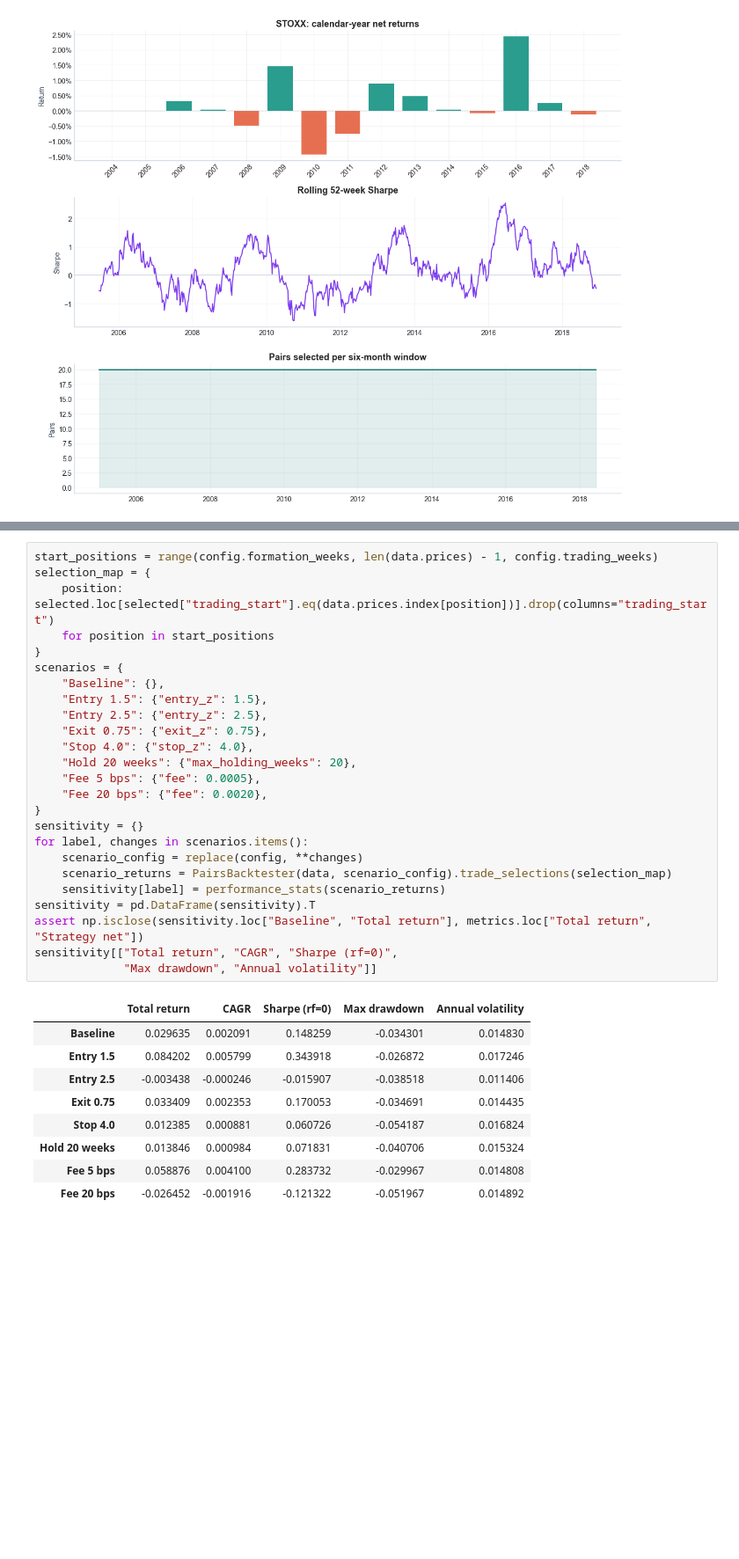
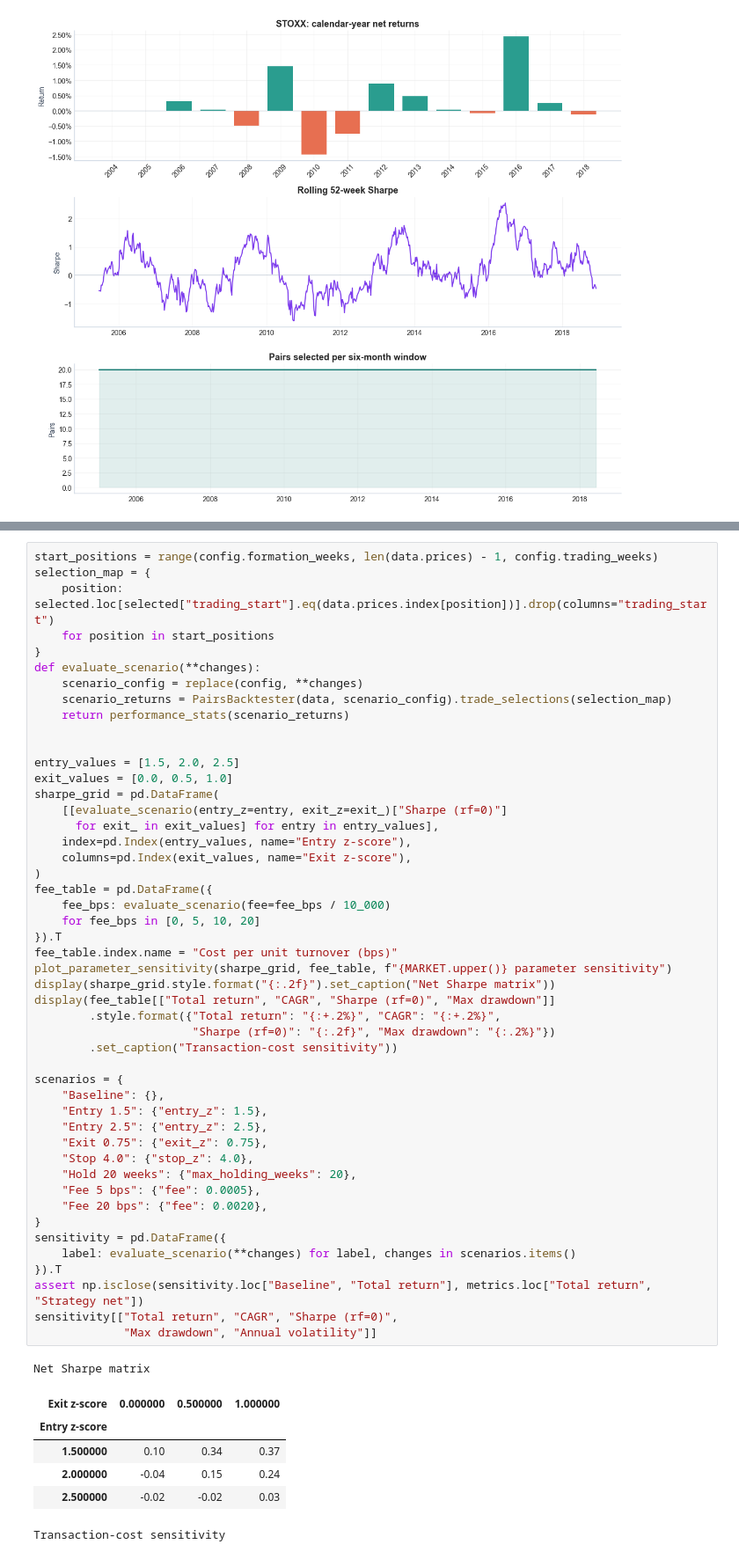
Before and after one commit to linshenhao/pairs-trading-sp500-stoxx, a Jupyter notebook: notebooks/STOXX.ipynb, the cells around one changed output, grey strips where cells are left out. Shown at 88% size. Cells and saved outputs as stored; diff of their text form; blank space fills up the shorter version.

```diff
--- a/notebooks/STOXX.ipynb
+++ b/notebooks/STOXX.ipynb
@@ -245,35 +249,56 @@ The next check keeps the historically selected pairs fixed and changes one execu
 # %%
 start_positions = range(config.formation_weeks, len(data.prices) - 1, config.trading_weeks)
 selection_map = {
     position: selected.loc[selected["trading_start"].eq(data.prices.index[position])].drop(columns="trading_start")
     for position in start_positions
 }
+def evaluate_scenario(**changes):
+    scenario_config = replace(config, **changes)
+    scenario_returns = PairsBacktester(data, scenario_config).trade_selections(selection_map)
+    return performance_stats(scenario_returns)
+
+
+entry_values = [1.5, 2.0, 2.5]
+exit_values = [0.0, 0.5, 1.0]
+sharpe_grid = pd.DataFrame(
+    [[evaluate_scenario(entry_z=entry, exit_z=exit_)["Sharpe (rf=0)"]
+      for exit_ in exit_values] for entry in entry_values],
+    index=pd.Index(entry_values, name="Entry z-score"),
+    columns=pd.Index(exit_values, name="Exit z-score"),
+)
+fee_table = pd.DataFrame({
+    fee_bps: evaluate_scenario(fee=fee_bps / 10_000)
+    for fee_bps in [0, 5, 10, 20]
+}).T
+fee_table.index.name = "Cost per unit turnover (bps)"
+plot_parameter_sensitivity(sharpe_grid, fee_table, f"{MARKET.upper()} parameter sensitivity")
+display(sharpe_grid.style.format("{:.2f}").set_caption("Net Sharpe matrix"))
+display(fee_table[["Total return", "CAGR", "Sharpe (rf=0)", "Max drawdown"]]
+        .style.format({"Total return": "{:+.2%}", "CAGR": "{:+.2%}",
+                       "Sharpe (rf=0)": "{:.2f}", "Max drawdown": "{:.2%}"})
+        .set_caption("Transaction-cost sensitivity"))
+
 scenarios = {
     "Baseline": {},
     "Entry 1.5": {"entry_z": 1.5},
     "Entry 2.5": {"entry_z": 2.5},
     "Exit 0.75": {"exit_z": 0.75},
     "Stop 4.0": {"stop_z": 4.0},
     "Hold 20 weeks": {"max_holding_weeks": 20},
     "Fee 5 bps": {"fee": 0.0005},
     "Fee 20 bps": {"fee": 0.0020},
 }
-sensitivity = {}
-for label, changes in scenarios.items():
-    scenario_config = replace(config, **changes)
-    scenario_returns = PairsBacktester(data, scenario_config).trade_selections(selection_map)
-    sensitivity[label] = performance_stats(scenario_returns)
-sensitivity = pd.DataFrame(sensitivity).T
+sensitivity = pd.DataFrame({
+    label: evaluate_scenario(**changes) for label, changes in scenarios.items()
+}).T
 assert np.isclose(sensitivity.loc["Baseline", "Total return"], metrics.loc["Total return", "Strategy net"])
 sensitivity[["Total return", "CAGR", "Sharpe (rf=0)",
              "Max drawdown", "Annual volatility"]]
 # %% [output]
+Net Sharpe matrix
-|  | Total return | CAGR | Sharpe (rf=0) | Max drawdown | Annual volatility |
-| Baseline | 0.029635 | 0.002091 | 0.148259 | -0.034301 | 0.014830 |
-| Entry 1.5 | 0.084202 | 0.005799 | 0.343918 | -0.026872 | 0.017246 |
-| Entry 2.5 | -0.003438 | -0.000246 | -0.015907 | -0.038518 | 0.011406 |
-| Exit 0.75 | 0.033409 | 0.002353 | 0.170053 | -0.034691 | 0.014435 |
-| Stop 4.0 | 0.012385 | 0.000881 | 0.060726 | -0.054187 | 0.016824 |
-| Hold 20 weeks | 0.013846 | 0.000984 | 0.071831 | -0.040706 | 0.015324 |
-| Fee 5 bps | 0.058876 | 0.004100 | 0.283732 | -0.029967 | 0.014808 |
-| Fee 20 bps | -0.026452 | -0.001916 | -0.121322 | -0.051967 | 0.014892 |
+| Exit z-score | 0.000000 | 0.500000 | 1.000000 |
+| Entry z-score |  |  |  |
+| 1.500000 | 0.10 | 0.34 | 0.37 |
+| 2.000000 | -0.04 | 0.15 | 0.24 |
+| 2.500000 | -0.02 | -0.02 | 0.03 |
+Transaction-cost sensitivity
```
Also changed, not shown: parts of 3 cells of this notebook, 4 other files.
